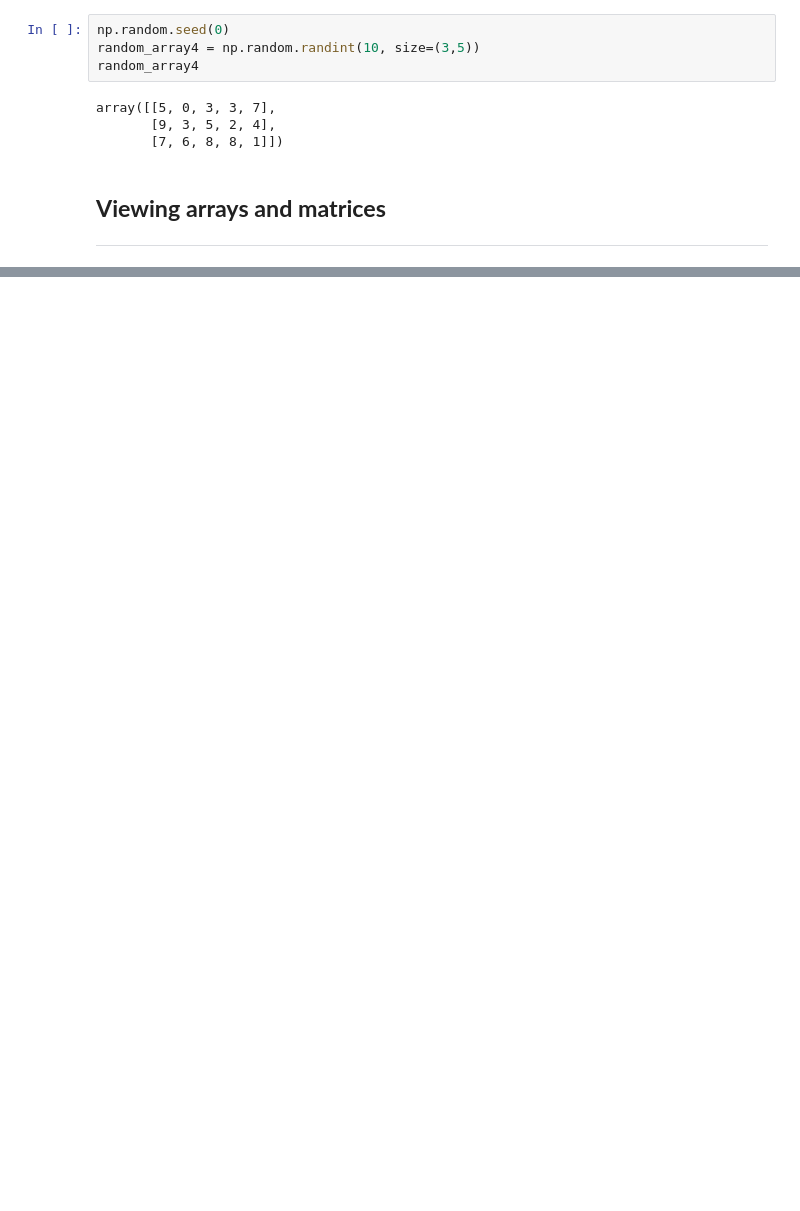
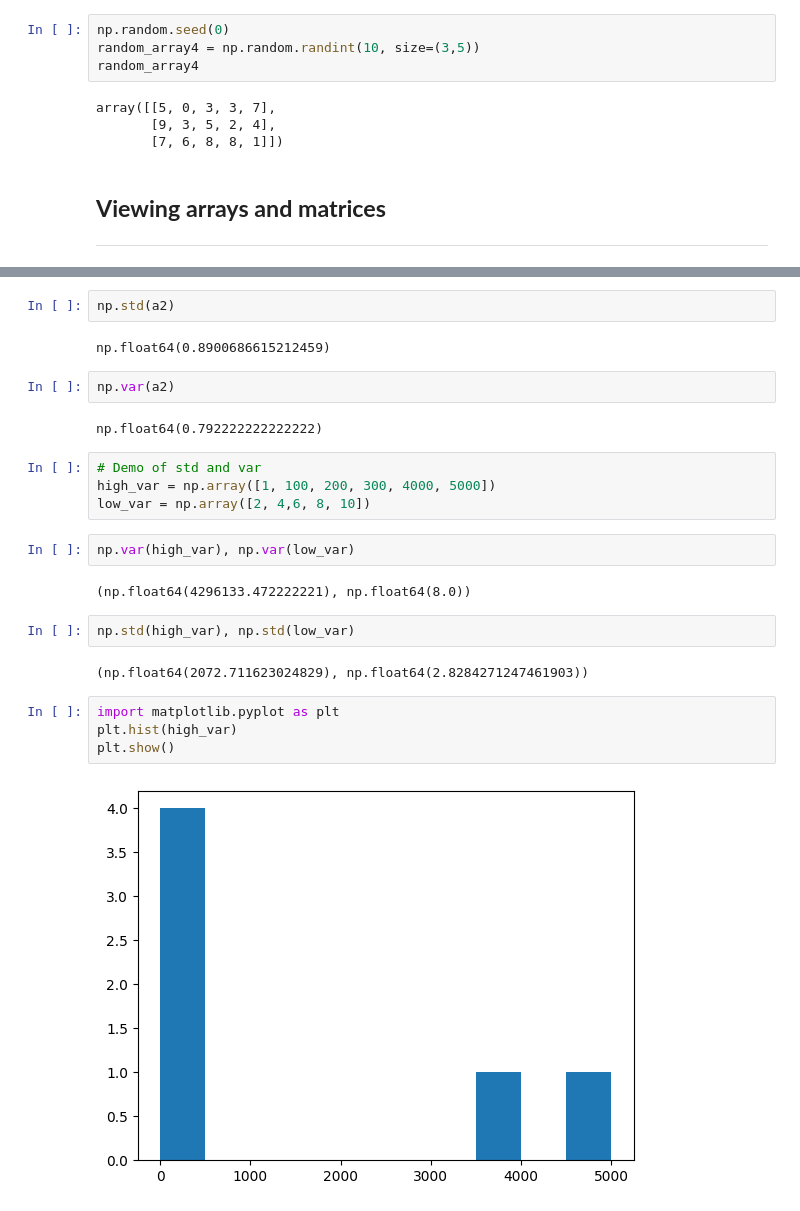
Before and after one commit to EBNyame/ML, a Jupyter notebook: Playground.ipynb, the cells around one changed output, grey strips where cells are left out. Drawn from its saved outputs; the diff is of its cells as text; blank space fills up the shorter version.

```diff
--- a/Playground.ipynb
+++ b/Playground.ipynb
@@ -146,0 +297,26 @@ array([[5, 0, 3, 3, 7],
+# %%
+np.std(a2)
+# %% [output]
+np.float64(0.8900686615212459)
+# %%
+np.var(a2)
+# %% [output]
+np.float64(0.792222222222222)
+# %%
+# Demo of std and var
+high_var = np.array([1, 100, 200, 300, 4000, 5000])
+low_var = np.array([2, 4,6, 8, 10])
+# %%
+np.var(high_var), np.var(low_var)
+# %% [output]
+(np.float64(4296133.472222221), np.float64(8.0))
+# %%
+np.std(high_var), np.std(low_var)
+# %% [output]
+(np.float64(2072.711623024829), np.float64(2.8284271247461903))
+# %%
+import matplotlib.pyplot as plt
+plt.hist(high_var)
+plt.show()
+# %% [output]
+[figure, added]
```
Also changed, not shown: parts of 39 cells of this notebook.
